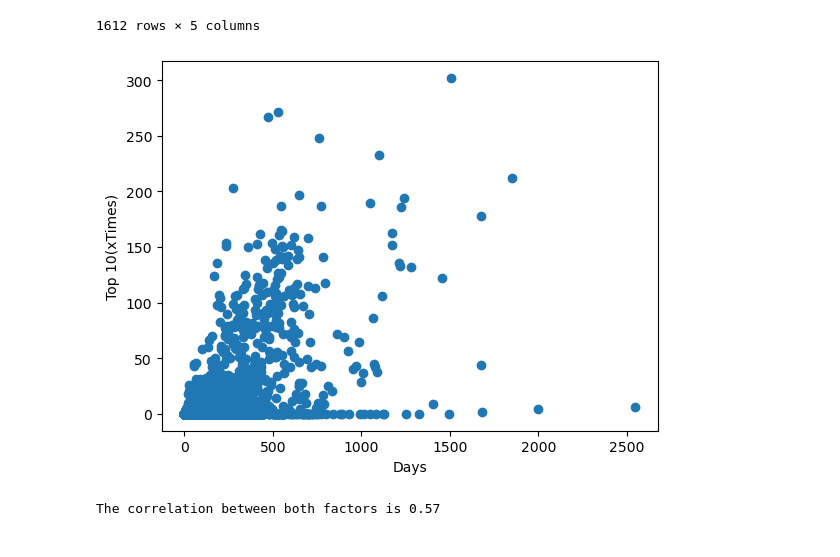
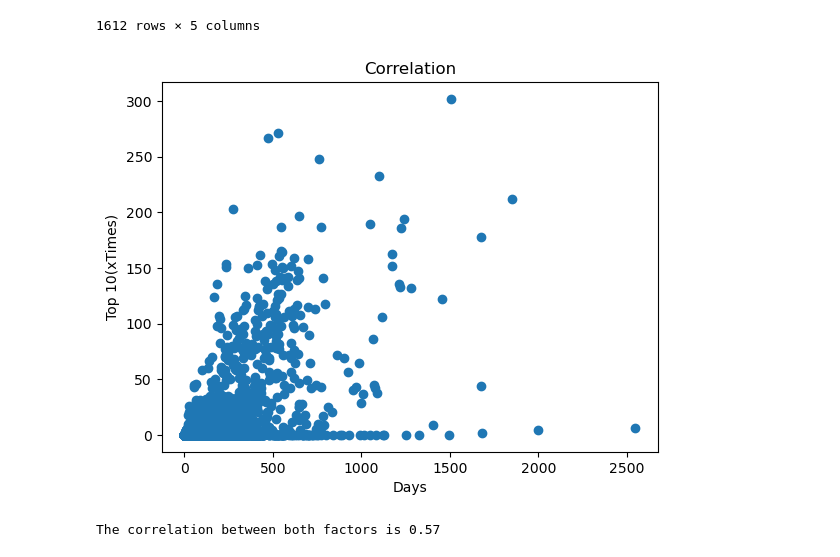
Before and after one commit to Musiholic/bootcamp-project-1, a Jupyter notebook: Sample Project1.ipynb, the cells around one changed output. Saved outputs shown, nothing was run; the diff lists cells and outputs as text; code cells hidden in the pictures.

```diff
--- a/Sample Project1.ipynb
+++ b/Sample Project1.ipynb
@@ -344,11 +344,13 @@ summary_stats
 # %%
 # Determine correlated factors of the Days and Top 10(xTimes) of the music chart.
 plt.scatter(music_chart_complete.iloc[:,3],music_chart_complete.iloc[:,4])
+plt.title('Correlation')
 plt.xlabel('Days')
 plt.ylabel('Top 10(xTimes)')
+plt.savefig("name")
 plt.show()
 # %% [output]
-[figure, old version]
+[figure, new version]
 # %%
 # The next example will compute the Pearson correlation coefficient between "Days" and "Top 10 (xTimes)"
 days = music_chart_complete.iloc[:,3]
```
Also changed, not shown: parts of 5 cells of this notebook.
